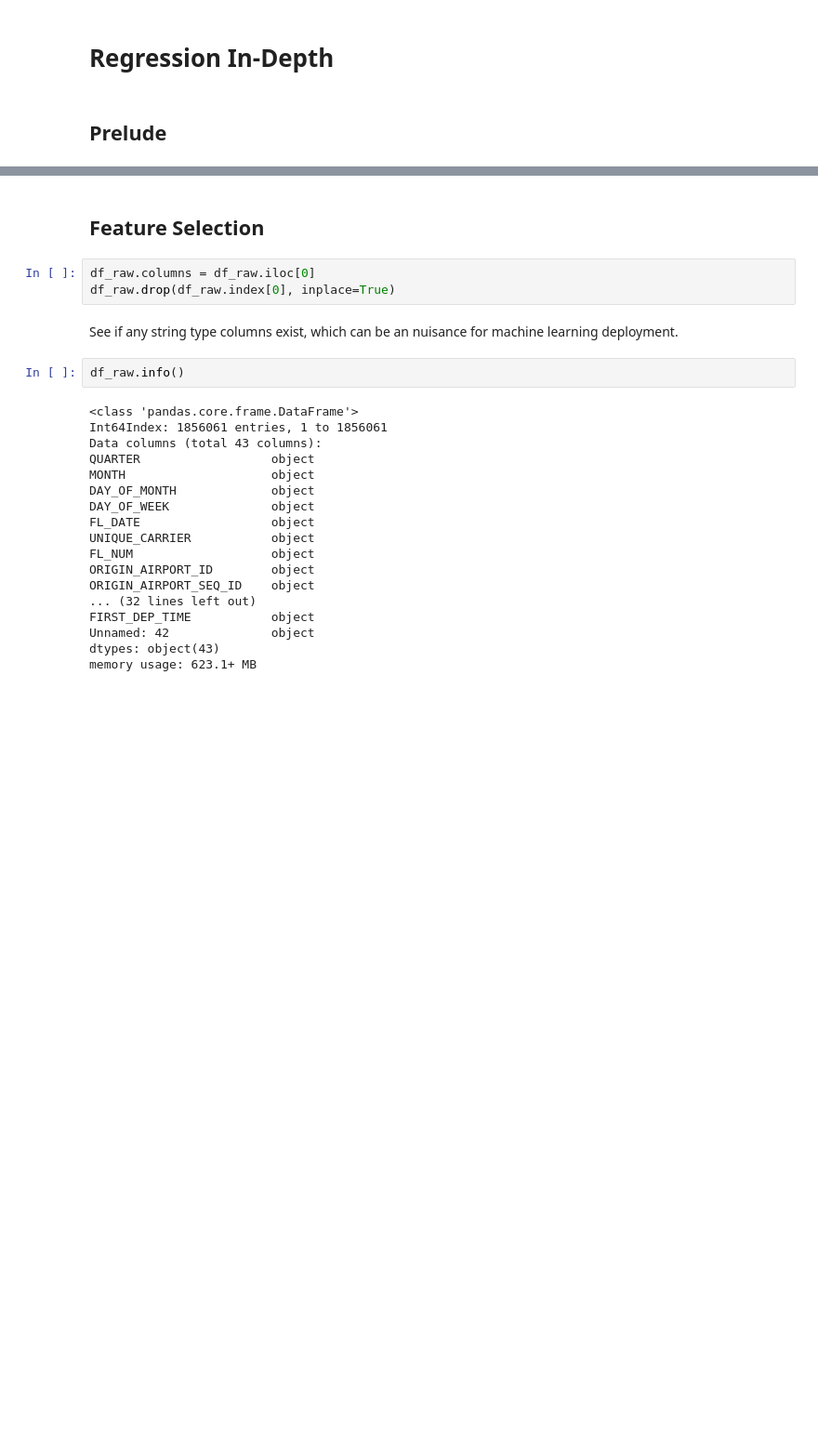
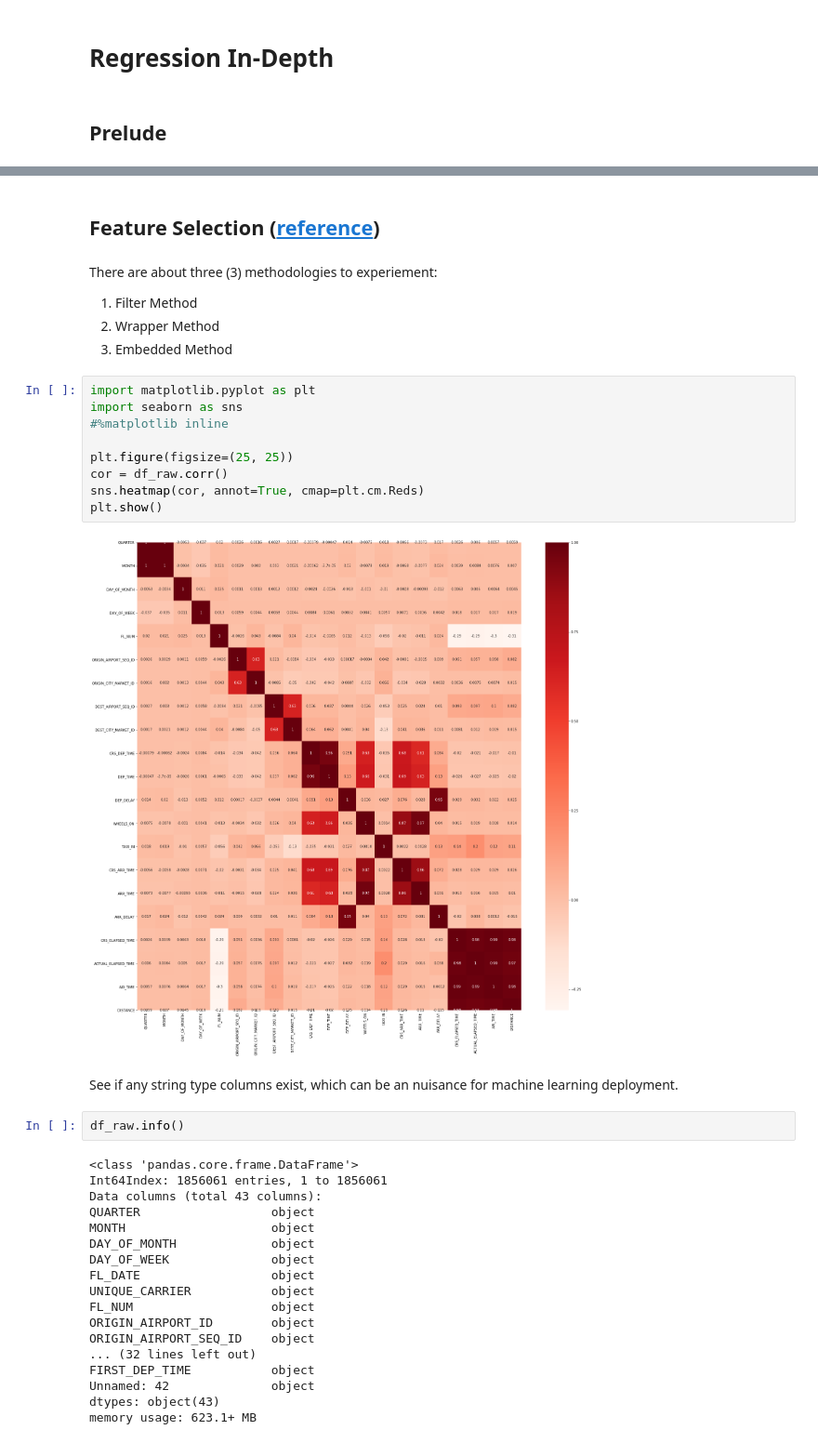
Before and after one commit to tezzytezzy/us-flight-delay, a Jupyter notebook: us-flight-delay-part2.ipynb, the cells around one changed output, grey strips where cells are left out. Shown at 93% size. Cells and saved outputs as stored; diff of their text form; blank space fills up the shorter version.

Commit message:
Further feature elimination and Filter Method

```diff
--- a/us-flight-delay-part2.ipynb
+++ b/us-flight-delay-part2.ipynb
@@ -24,8 +24,22 @@ df_raw
-# %% [markdown]
-## Feature Selection
-# %%
-df_raw.columns = df_raw.iloc[0]
-df_raw.drop(df_raw.index[0], inplace=True)
+# %% [markdown]
+## Feature Selection ([reference](https://towardsdatascience.com/feature-selection-with-pandas-e3690ad8504b))
+# %% [markdown]
+There are about three (3) methodologies to experiement:
+
+1. Filter Method
+2. Wrapper Method
+3. Embedded Method
+# %%
+import matplotlib.pyplot as plt
+import seaborn as sns
+#%matplotlib inline
+
+plt.figure(figsize=(25, 25))
+cor = df_raw.corr()
+sns.heatmap(cor, annot=True, cmap=plt.cm.Reds)
+plt.show()
+# %% [output]
+[figure, added]
 # %% [markdown]
 See if any string type columns exist, which can be an nuisance for machine learning deployment.
 # %%
```
Also changed, not shown: parts of 1 cell of this notebook, 1 other file.
